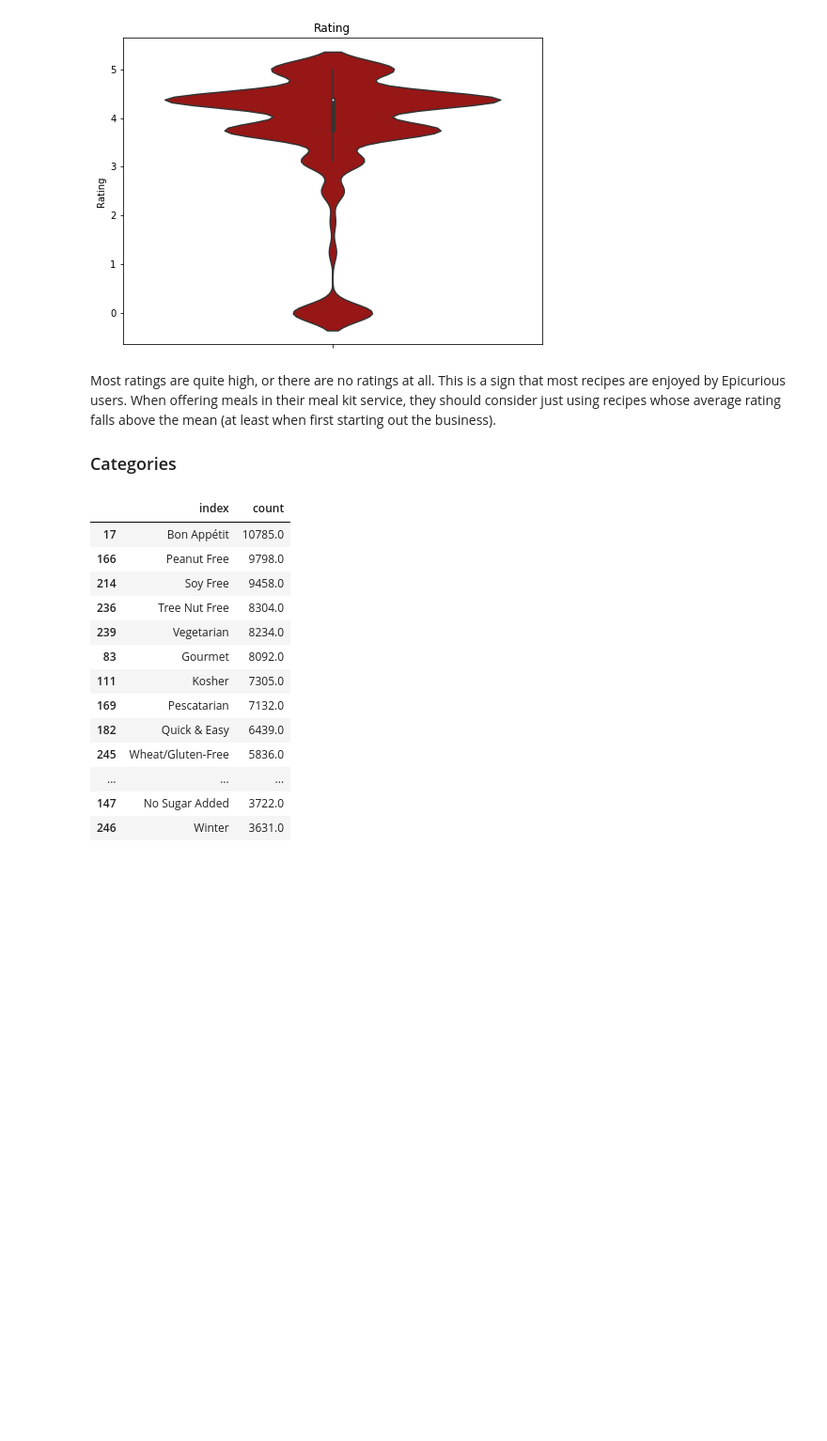
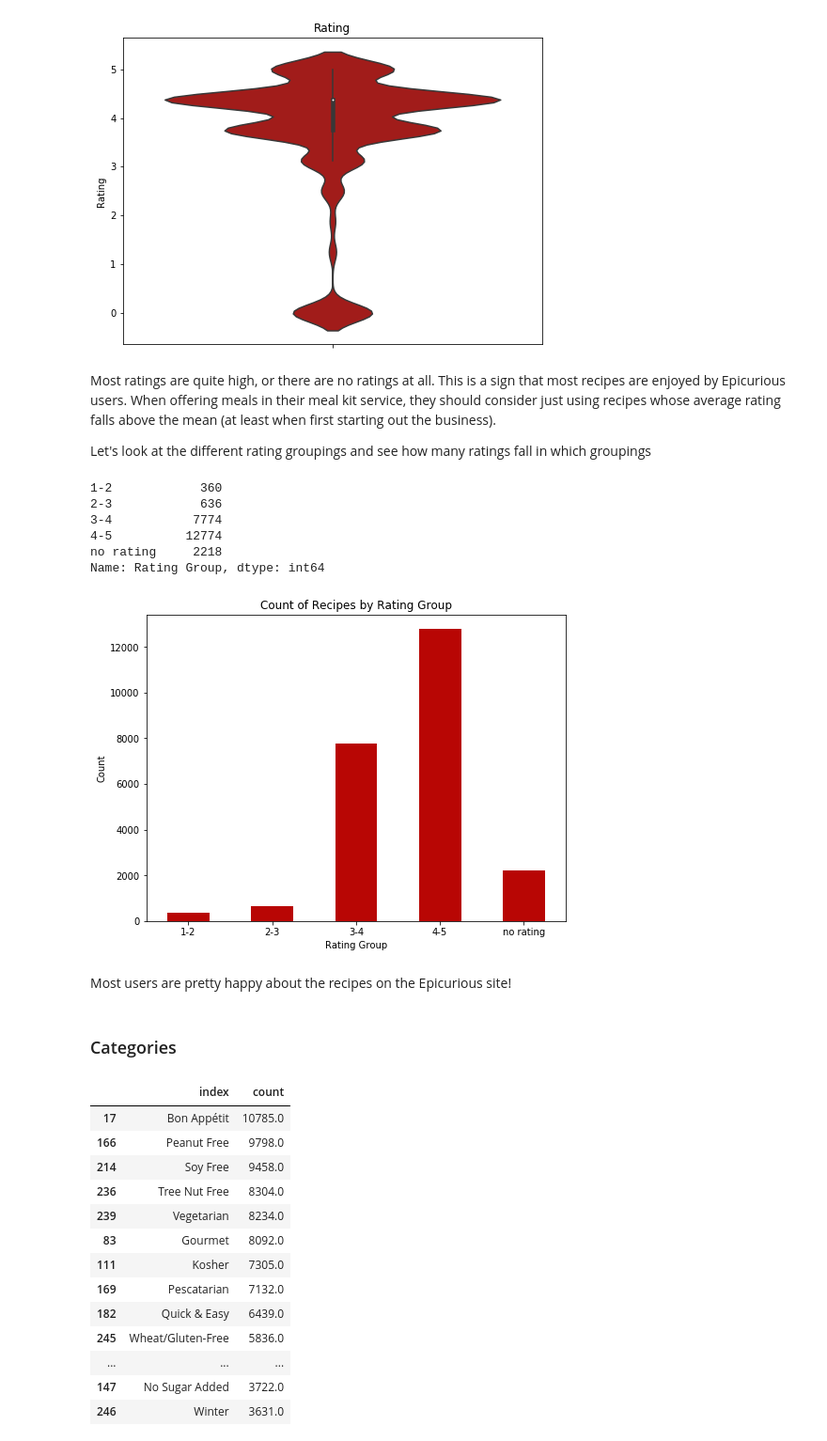
Before and after one commit to isabelvanzijl/Capstone-Project-2, a Jupyter notebook: Exploratory_Data_Analysis.ipynb, the cells around one changed output. Shown: that part at 94% size. Drawn from its saved outputs; the diff is of its cells as text; code cells hidden in the pictures; blank space fills up the shorter version.

```diff
--- a/Exploratory_Data_Analysis.ipynb
+++ b/Exploratory_Data_Analysis.ipynb
@@ -127,7 +180,35 @@ fig.set_title('Rating')
 # %% [markdown]
 Most ratings are quite high, or there are no ratings at all. This is a sign that most recipes are enjoyed by Epicurious users. When offering meals in their meal kit service, they should consider just using recipes whose average rating falls above the mean (at least when first starting out the business).
 
-### Categories
+Let's look at the different rating groupings and see how many ratings fall in which groupings
+# %%
+# extract value counts of different rating groups
+freq_ratgrp = df_full['Rating Group'].value_counts().sort_index()
+freq_ratgrp
+# %% [output]
+1-2            360
+2-3            636
+3-4           7774
+4-5          12774
+no rating     2218
+Name: Rating Group, dtype: int64
+# %%
+# plot the value counts of different rating groups in a bar graph
+fig = plt.figure(figsize=(8,6))
+fig = freq_ratgrp.plot(kind='bar')
+fig.set_xlabel('Rating Group')
+fig.set_ylabel('Count')
+fig.set_title('Count of Recipes by Rating Group')
+#fig.set_xticklabels(weather_count['index'].tolist(), fontsize='medium')
+fig = plt.xticks(rotation=0)
+#_.yaxis.grid(True,alpha=.5)
+plt.show()
+# %% [output]
+[figure, added]
+# %% [markdown]
+Most users are pretty happy about the recipes on the Epicurious site!
+# %% [markdown]
+### Categories
 # %%
 # calculate how many of each category appears in our dataset
 cat_count = df_cat.loc[:,'22-Minute Meals':].sum().reset_index(
```
Also changed, not shown: parts of 17 cells of this notebook.
